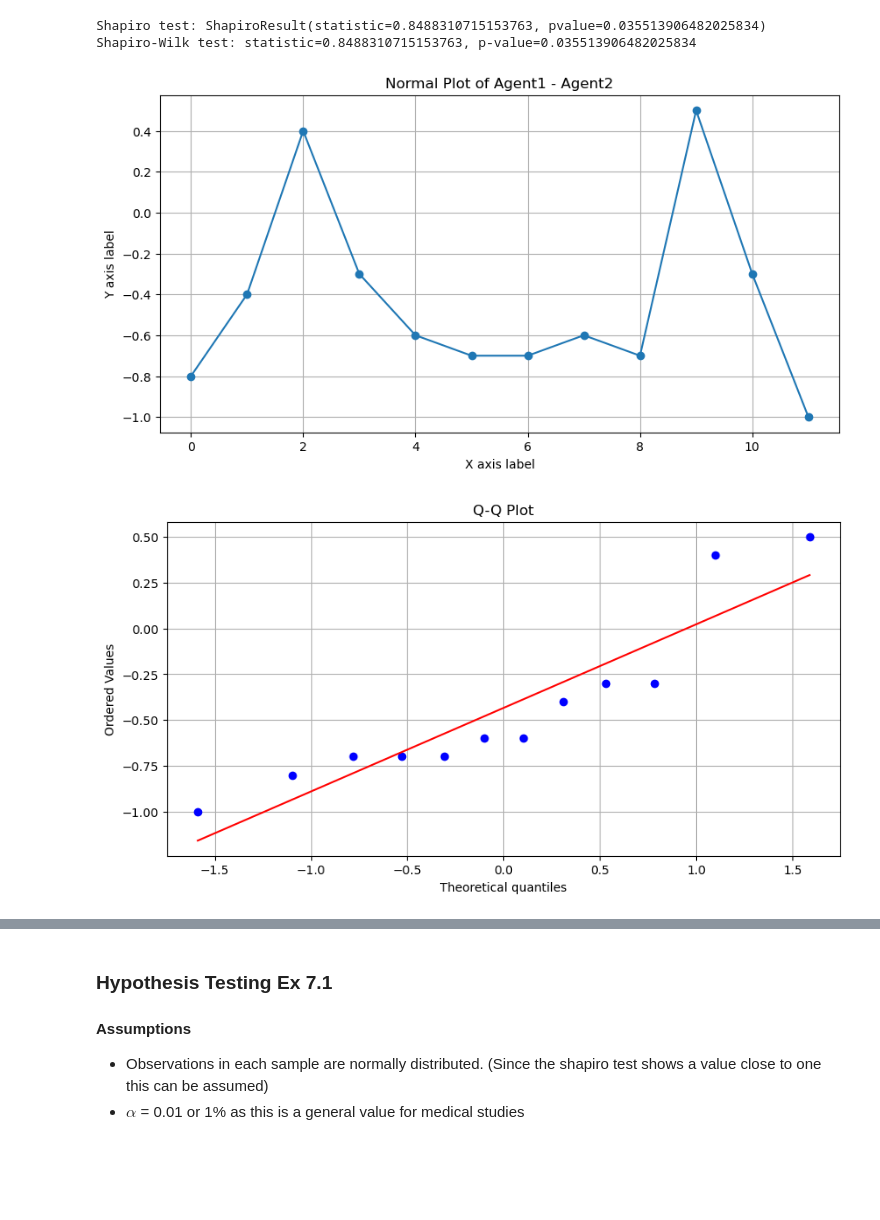
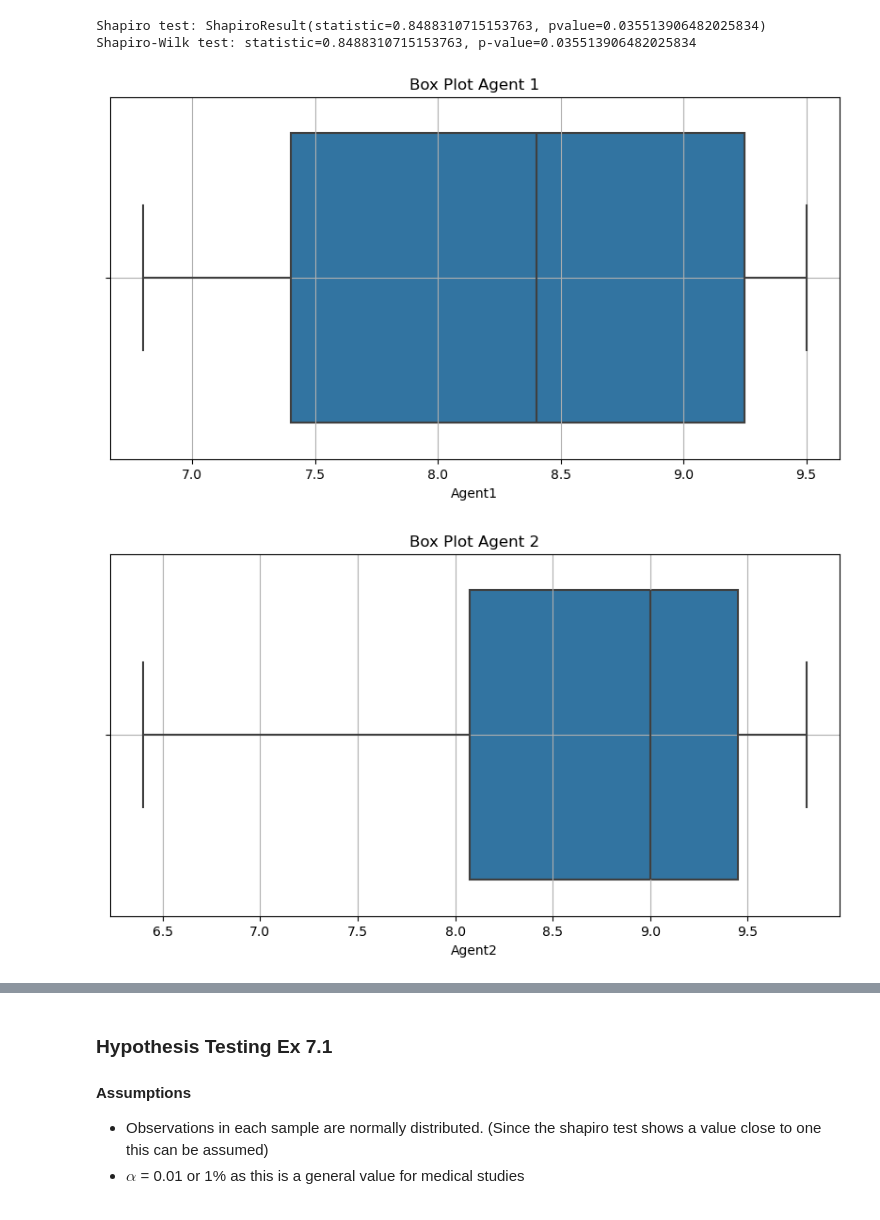
Before and after one commit to prannoymulmi/RM-Stats, a Jupyter notebook: Unit7.ipynb, the cells around one changed output, grey strips where cells are left out. Saved outputs shown, nothing was run; the diff lists cells and outputs as text; code cells hidden in the pictures; blank space fills up the shorter version.

Commit message:
Added more data in 7.2

```diff
--- a/Unit7.ipynb
+++ b/Unit7.ipynb
@@ -51,26 +51,19 @@ Shapiro-Wilk test: statistic=0.8488310715153763, p-value=0.035513906482025834
 # %%
 import matplotlib.pyplot as plt
 import seaborn as sns
 # Creating the plot
+
 plt.figure(figsize=(10, 5))
-plt.plot(np.arange(len(data)),data, marker='o')  # Line plot with markers
-plt.title('Normal Plot of Agent1 - Agent2')
-plt.xlabel('X axis label')
-plt.ylabel('Y axis label')
+sns.boxplot(x=df[agent1_cl])
+plt.title('Box Plot Agent 1')
 plt.grid(True)
 plt.show()
 
 plt.figure(figsize=(10, 5))
-stats.probplot(data, dist="norm", plot=plt)
-plt.title('Q-Q Plot')
+sns.boxplot(x=df[agent2_cl])
+plt.title('Box Plot Agent 2')
 plt.grid(True)
 plt.show()
-
-plt.figure(figsize=(10, 5))
-sns.boxplot(x=data)
-plt.title('Box Plot')
-plt.grid(True)
-plt.show()
 # %% [output]
-[figure, old version]
+[figure, new version]
-[figure, old version]
+[figure, new version]
```
Also changed, not shown: parts of 5 cells of this notebook.
